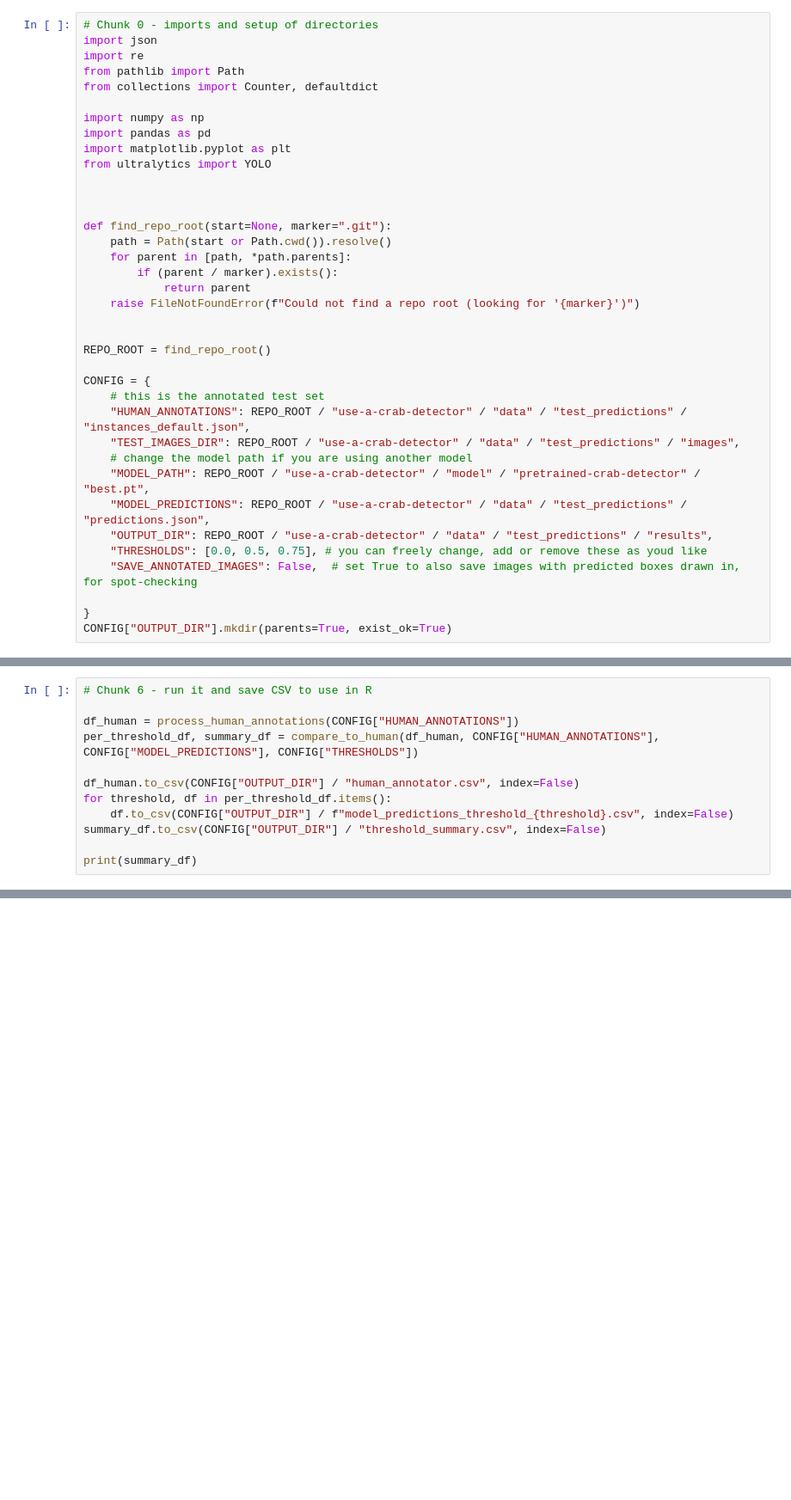
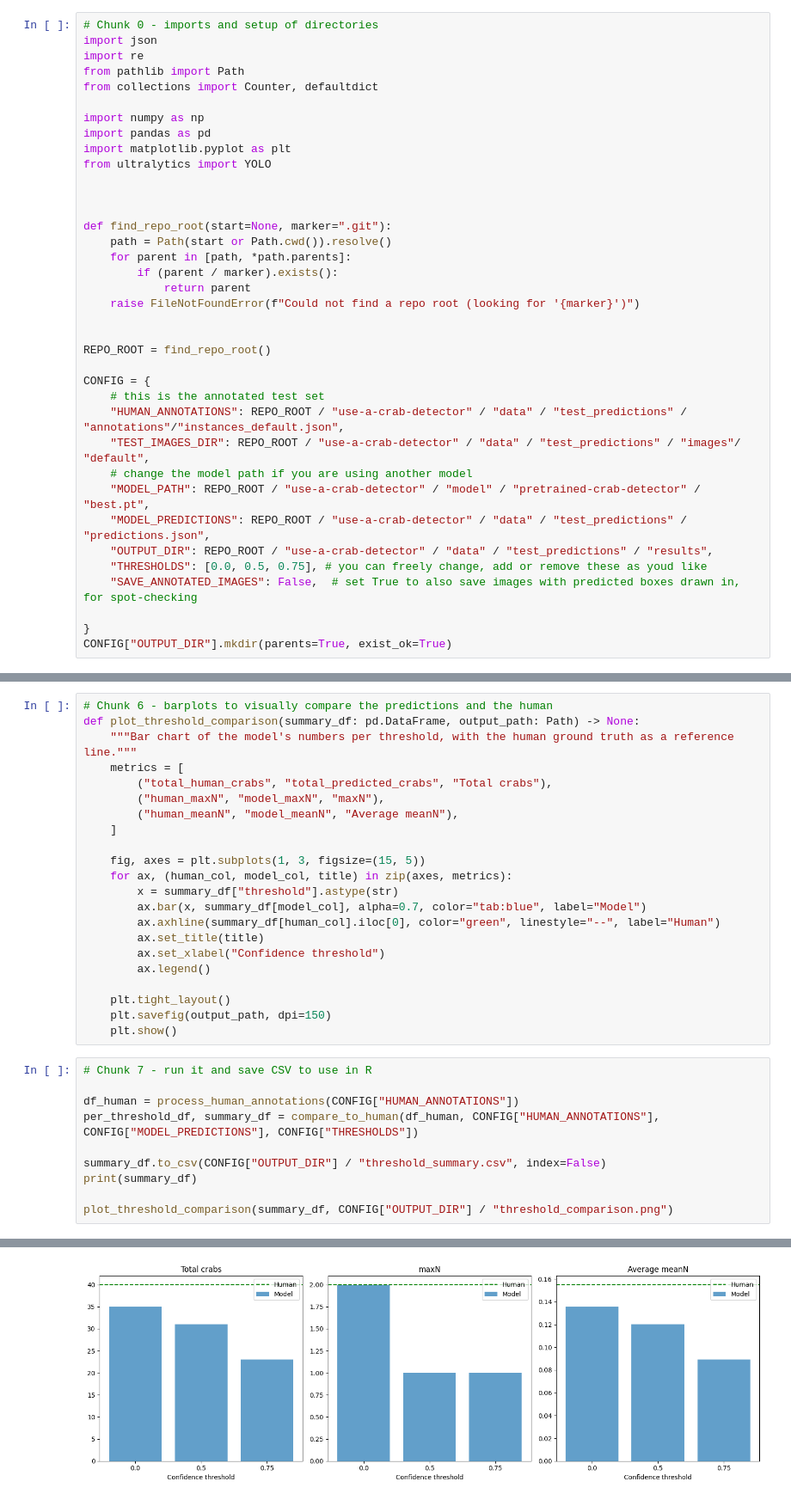
Before and after one commit to ginabroten/crabs-on-camera, a Jupyter notebook: use-a-crab-detector/script/1-get-ready-to-use-a-crab-detector.ipynb, the cells around one changed output, grey strips where cells are left out. Shown at 86% size. Cells and saved outputs as stored; diff of their text form; blank space fills up the shorter version.

```diff
--- a/use-a-crab-detector/script/1-get-ready-to-use-a-crab-detector.ipynb
+++ b/use-a-crab-detector/script/1-get-ready-to-use-a-crab-detector.ipynb
@@ -28,8 +28,8 @@ REPO_ROOT = find_repo_root()
 
 CONFIG = {
     # this is the annotated test set
-    "HUMAN_ANNOTATIONS": REPO_ROOT / "use-a-crab-detector" / "data" / "test_predictions" / "instances_default.json",
-    "TEST_IMAGES_DIR": REPO_ROOT / "use-a-crab-detector" / "data" / "test_predictions" / "images",
+    "HUMAN_ANNOTATIONS": REPO_ROOT / "use-a-crab-detector" / "data" / "test_predictions" / "annotations"/"instances_default.json",
+    "TEST_IMAGES_DIR": REPO_ROOT / "use-a-crab-detector" / "data" / "test_predictions" / "images"/ "default",
     # change the model path if you are using another model
     "MODEL_PATH": REPO_ROOT / "use-a-crab-detector" / "model" / "pretrained-crab-detector" / "best.pt",
     "MODEL_PREDICTIONS": REPO_ROOT / "use-a-crab-detector" / "data" / "test_predictions" / "predictions.json",
@@ -244,15 +261,36 @@ def compare_to_human(df_human: pd.DataFrame, coco_path: Path, pred_path: Path, t
         })
 
     return per_threshold_df, pd.DataFrame(summary_rows)
+# %%
+# Chunk 6 - barplots to visually compare the predictions and the human
+def plot_threshold_comparison(summary_df: pd.DataFrame, output_path: Path) -> None:
+    """Bar chart of the model's numbers per threshold, with the human ground truth as a reference line."""
+    metrics = [
+        ("total_human_crabs", "total_predicted_crabs", "Total crabs"),
+        ("human_maxN", "model_maxN", "maxN"),
+        ("human_meanN", "model_meanN", "Average meanN"),
+    ]
+
+    fig, axes = plt.subplots(1, 3, figsize=(15, 5))
+    for ax, (human_col, model_col, title) in zip(axes, metrics):
+        x = summary_df["threshold"].astype(str)
+        ax.bar(x, summary_df[model_col], alpha=0.7, color="tab:blue", label="Model")
+        ax.axhline(summary_df[human_col].iloc[0], color="green", linestyle="--", label="Human")
+        ax.set_title(title)
+        ax.set_xlabel("Confidence threshold")
+        ax.legend()
+
+    plt.tight_layout()
+    plt.savefig(output_path, dpi=150)
+    plt.show()
 # %%
-# Chunk 6 - run it and save CSV to use in R
+# Chunk 7 - run it and save CSV to use in R
 
 df_human = process_human_annotations(CONFIG["HUMAN_ANNOTATIONS"])
 per_threshold_df, summary_df = compare_to_human(df_human, CONFIG["HUMAN_ANNOTATIONS"], CONFIG["MODEL_PREDICTIONS"], CONFIG["THRESHOLDS"])
 
-df_human.to_csv(CONFIG["OUTPUT_DIR"] / "human_annotator.csv", index=False)
-for threshold, df in per_threshold_df.items():
-    df.to_csv(CONFIG["OUTPUT_DIR"] / f"model_predictions_threshold_{threshold}.csv", index=False)
 summary_df.to_csv(CONFIG["OUTPUT_DIR"] / "threshold_summary.csv", index=False)
+print(summary_df)
 
-print(summary_df)
+plot_threshold_comparison(summary_df, CONFIG["OUTPUT_DIR"] / "threshold_comparison.png")
+# %% [output]
@@ -258,0 +306 @@ print(summary_df)
+[figure, added]
```
Also changed, not shown: parts of 5 cells of this notebook, 6 other files.
